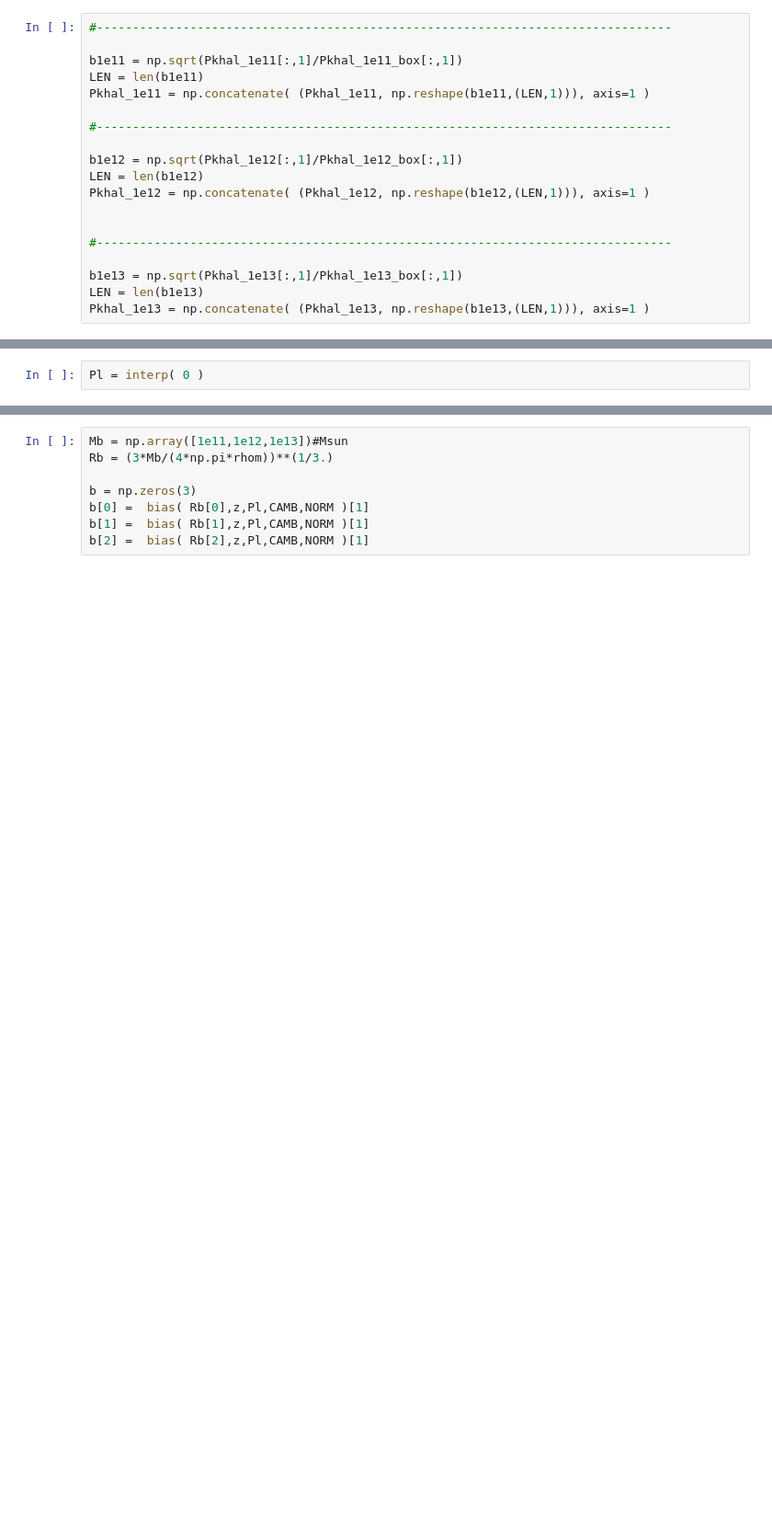
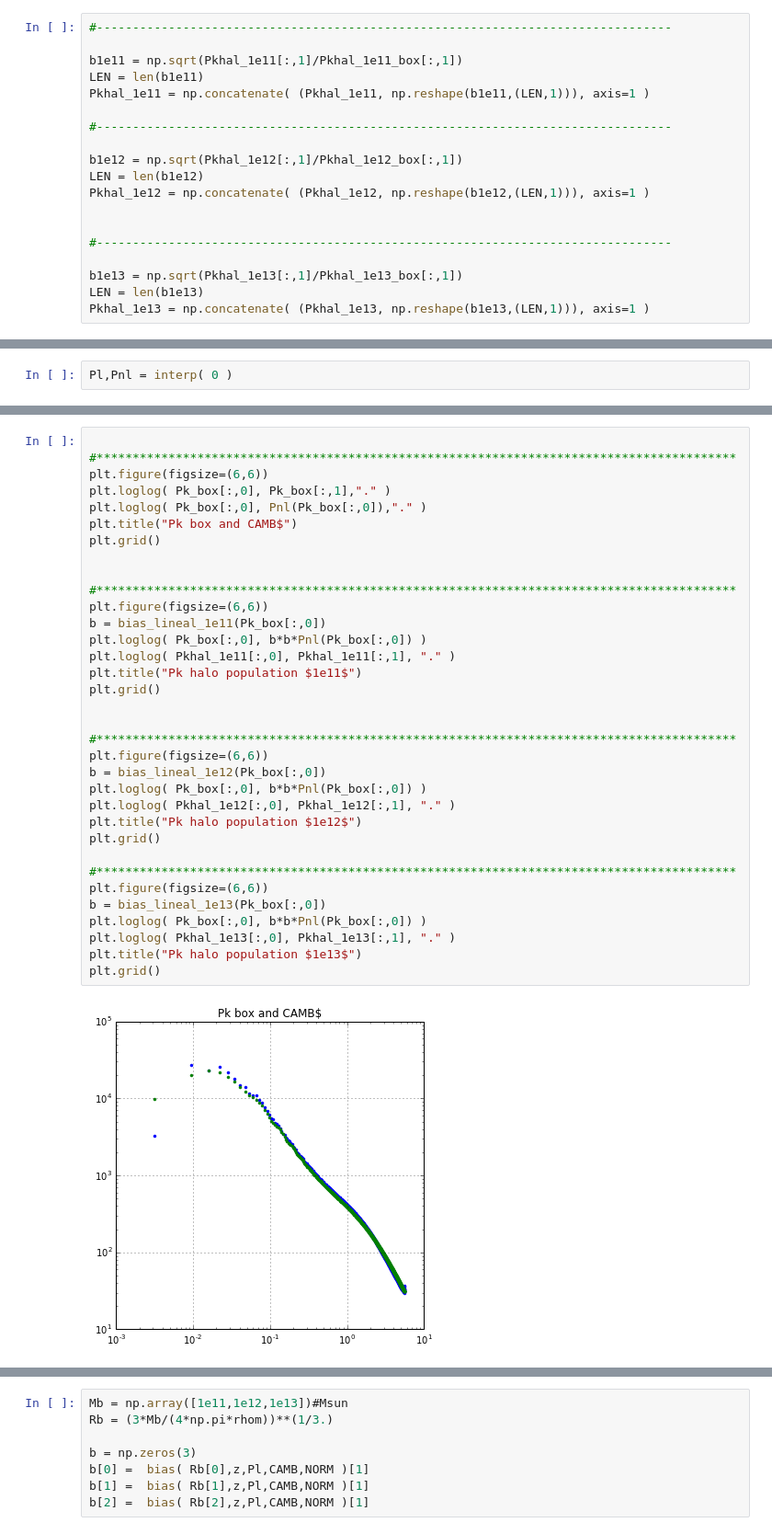
Before and after one commit to NATYML/Power-spectrum, a Jupyter notebook: CAMB/Bias.ipynb, the cells around one changed output, grey strips where cells are left out. Shown at 92% size. Drawn from its saved outputs; the diff is of its cells as text; blank space fills up the shorter version.

```diff
--- a/CAMB/Bias.ipynb
+++ b/CAMB/Bias.ipynb
@@ -451,4 +472,4 @@ plt.grid()
 [figure]
 [figure]
 # %%
-Pl = interp( 0 )
+Pl,Pnl = interp( 0 )
@@ -479,0 +476,36 @@ plt.loglog( Pk_box[:,0], Pl(Pk_box[:,0]),"." )
+# %%
+
+#*****************************************************************************************
+plt.figure(figsize=(6,6))
+plt.loglog( Pk_box[:,0], Pk_box[:,1],"." )
+plt.loglog( Pk_box[:,0], Pnl(Pk_box[:,0]),"." )
+plt.title("Pk box and CAMB$")
+plt.grid()
+
+
+#*****************************************************************************************
+plt.figure(figsize=(6,6))
+b = bias_lineal_1e11(Pk_box[:,0])
+plt.loglog( Pk_box[:,0], b*b*Pnl(Pk_box[:,0]) )
+plt.loglog( Pkhal_1e11[:,0], Pkhal_1e11[:,1], "." )
+plt.title("Pk halo population $1e11$")
+plt.grid()
+
+
+#*****************************************************************************************
+plt.figure(figsize=(6,6))
+b = bias_lineal_1e12(Pk_box[:,0])
+plt.loglog( Pk_box[:,0], b*b*Pnl(Pk_box[:,0]) )
+plt.loglog( Pkhal_1e12[:,0], Pkhal_1e12[:,1], "." )
+plt.title("Pk halo population $1e12$")
+plt.grid()
+
+#*****************************************************************************************
+plt.figure(figsize=(6,6))
+b = bias_lineal_1e13(Pk_box[:,0])
+plt.loglog( Pk_box[:,0], b*b*Pnl(Pk_box[:,0]) )
+plt.loglog( Pkhal_1e13[:,0], Pkhal_1e13[:,1], "." )
+plt.title("Pk halo population $1e13$")
+plt.grid()
+# %% [output]
+[figure, added]
```
Also changed, not shown: parts of 8 cells of this notebook.
